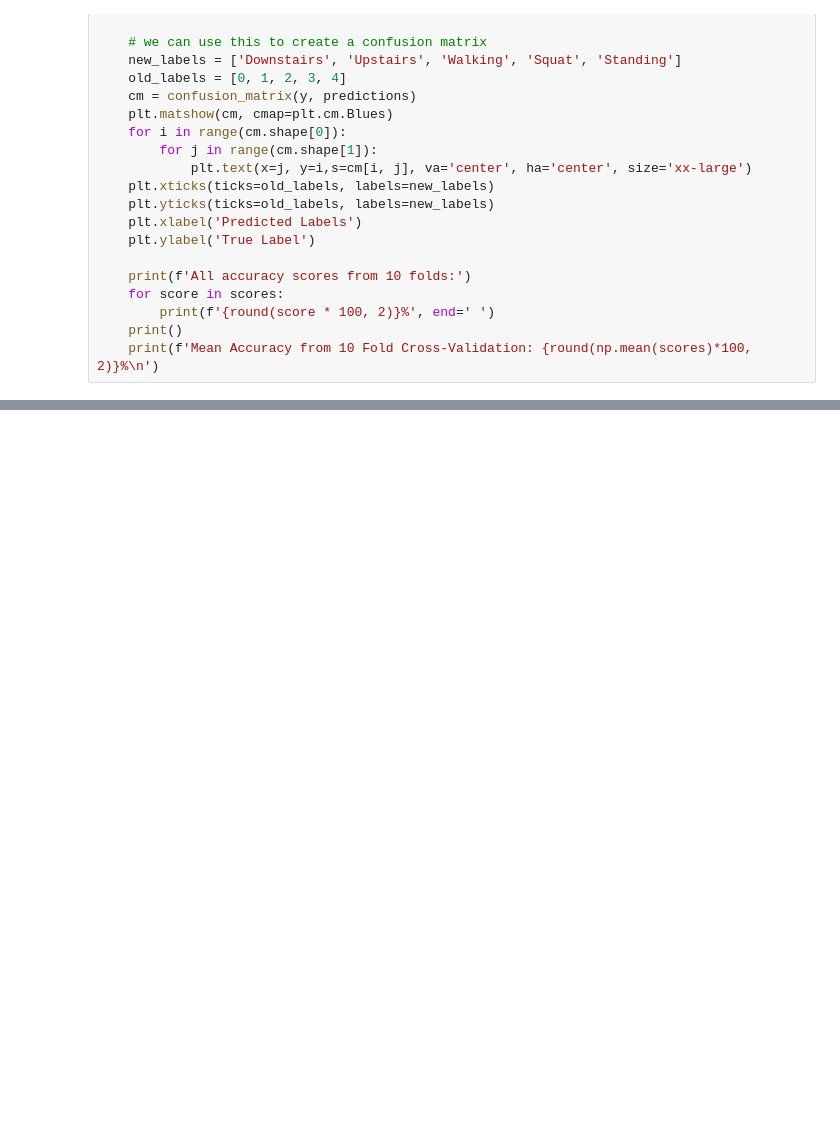
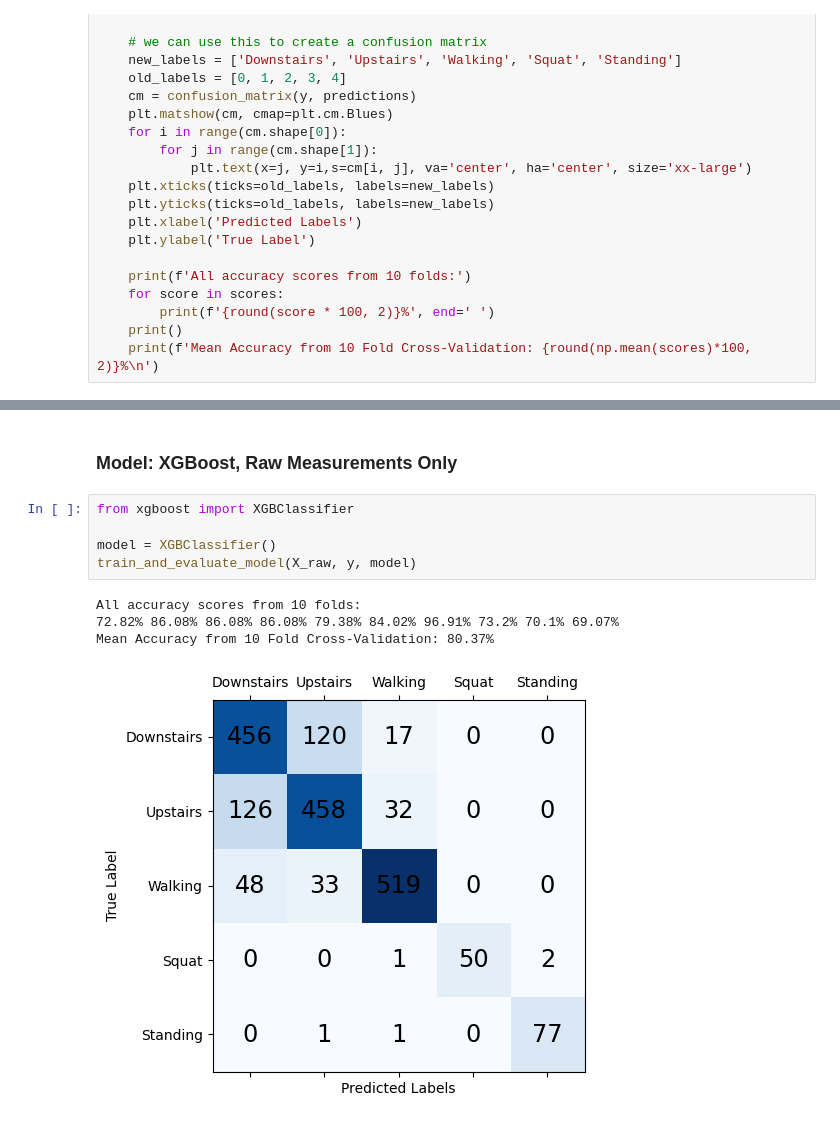
Before and after one commit to jmandzak/ActivityDetection, a Jupyter notebook: main.ipynb, the cells around one changed output, grey strips where cells are left out. Drawn from its saved outputs; the diff is of its cells as text; blank space fills up the shorter version.

```diff
--- a/main.ipynb
+++ b/main.ipynb
@@ -236,0 +221,12 @@ Mean Accuracy from 10 Fold Cross-Validation: 81.45%
+# %% [markdown]
+### Model: XGBoost, Raw Measurements Only
+# %%
+from xgboost import XGBClassifier
+
+model = XGBClassifier()
+train_and_evaluate_model(X_raw, y, model)
+# %% [output]
+All accuracy scores from 10 folds:
+72.82% 86.08% 86.08% 86.08% 79.38% 84.02% 96.91% 73.2% 70.1% 69.07%
+Mean Accuracy from 10 Fold Cross-Validation: 80.37%
+[figure, added]
```
Also changed, not shown: parts of 23 cells of this notebook.
